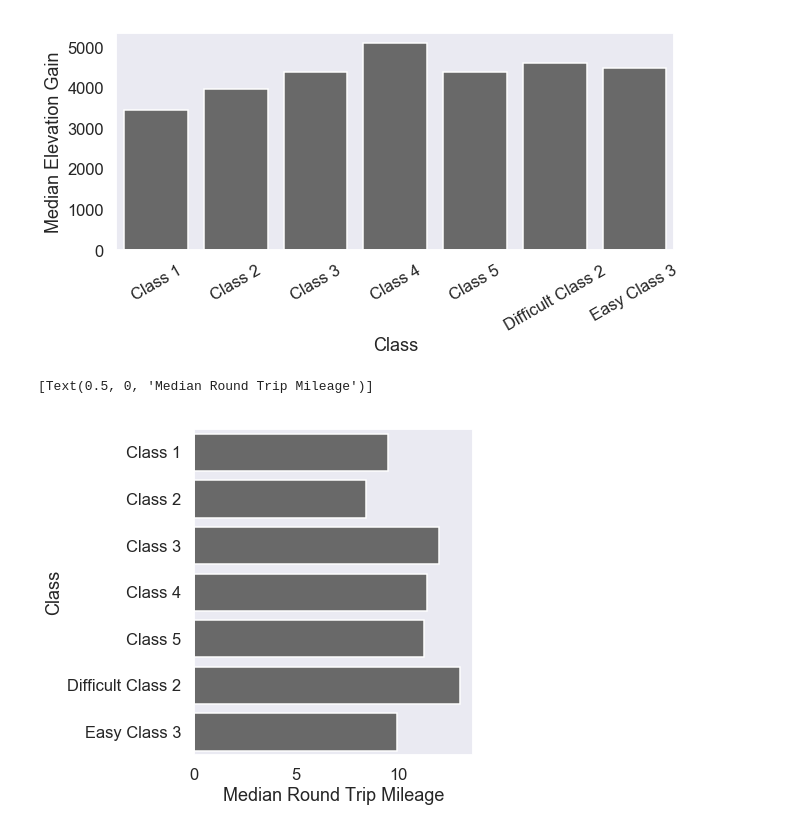
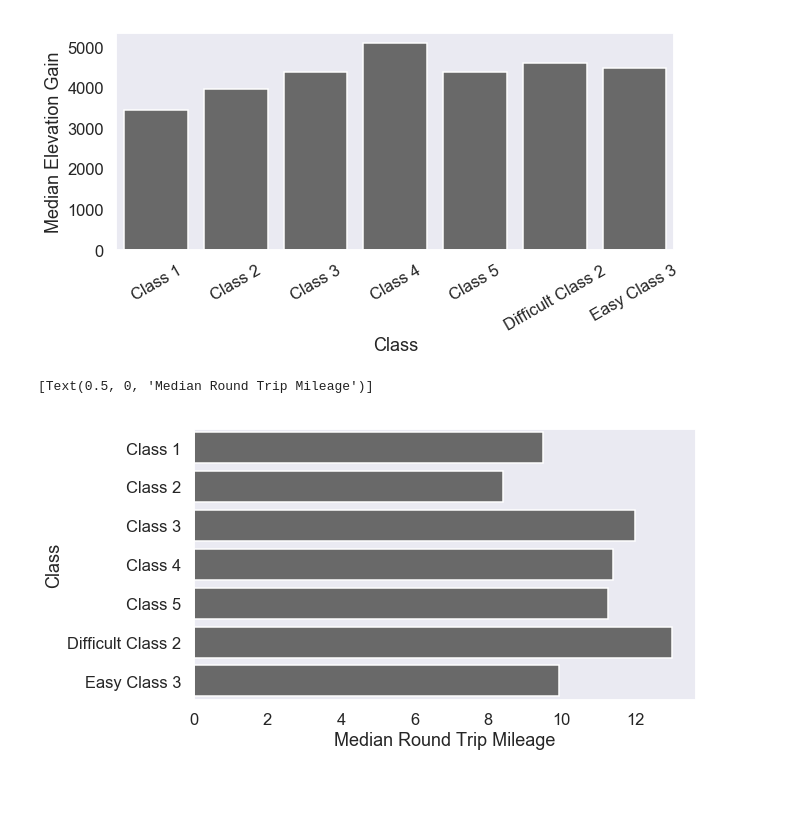
Before and after one commit to chanelle7/ENIAC, a Jupyter notebook: Colorado14ers.ipynb, the cells around one changed output. Cells and saved outputs as stored; diff of their text form; code cells hidden in the pictures; blank space fills up the shorter version.

```diff
--- a/Colorado14ers.ipynb
+++ b/Colorado14ers.ipynb
@@ -82,11 +82,11 @@ z.set(ylabel='Median Elevation Gain')
 [Text(0, 0.5, 'Median Elevation Gain')]
 [figure]
 # %%
-plt.rcParams['figure.figsize']=(5,6)
+plt.rcParams['figure.figsize']=(9,5)
 z = sns.barplot(y=routes_class.index, x="median", data=routes_class['RTMileage'],color='dimgray')
 #z.set_xticklabels(routes_class.index,rotation=30)
 z.set(xlabel='Median Round Trip Mileage')
 # %% [output]
 [Text(0.5, 0, 'Median Round Trip Mileage')]
-[figure, old version]
+[figure, new version]
 # %%
```
Also changed, not shown: parts of 7 cells of this notebook, 1 other file.
